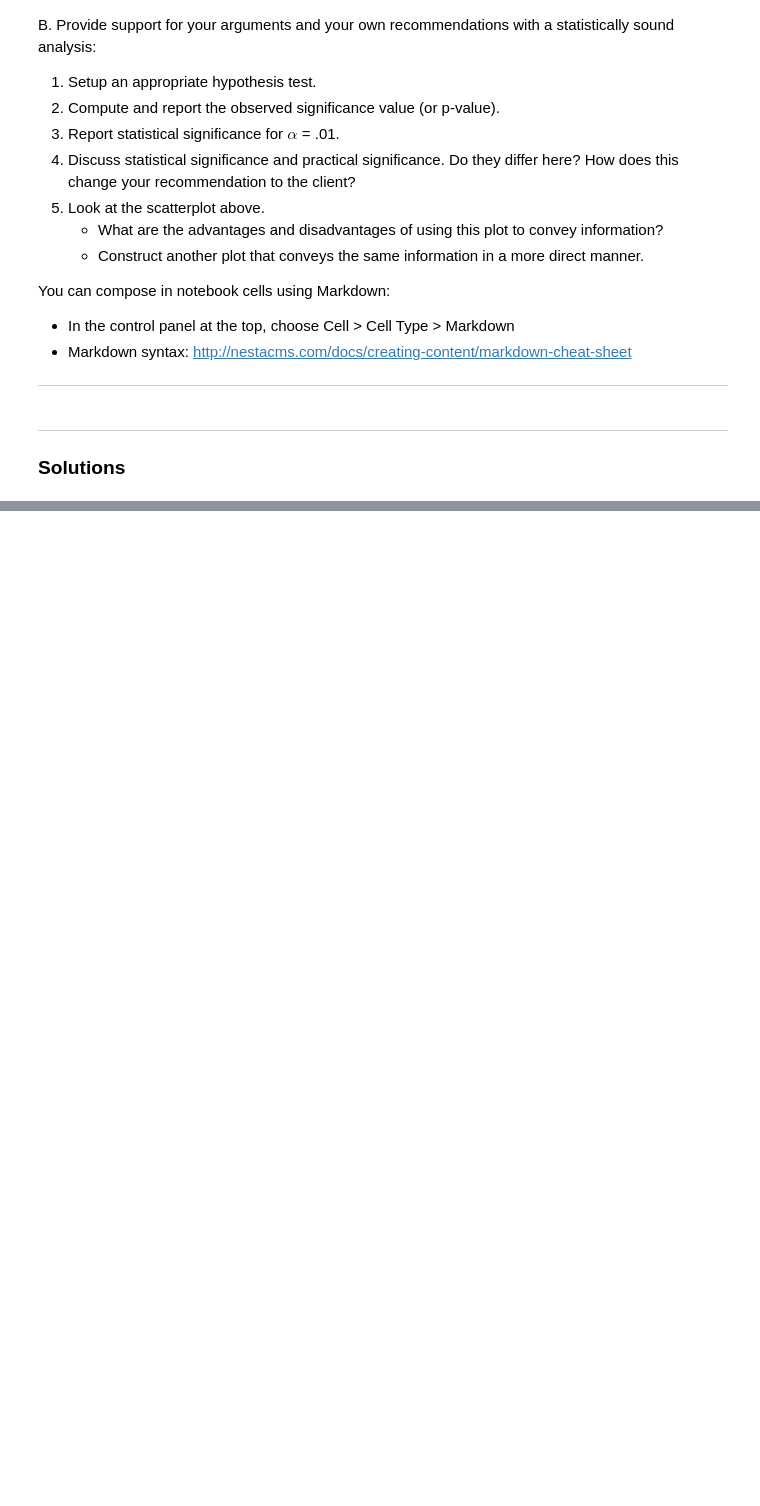
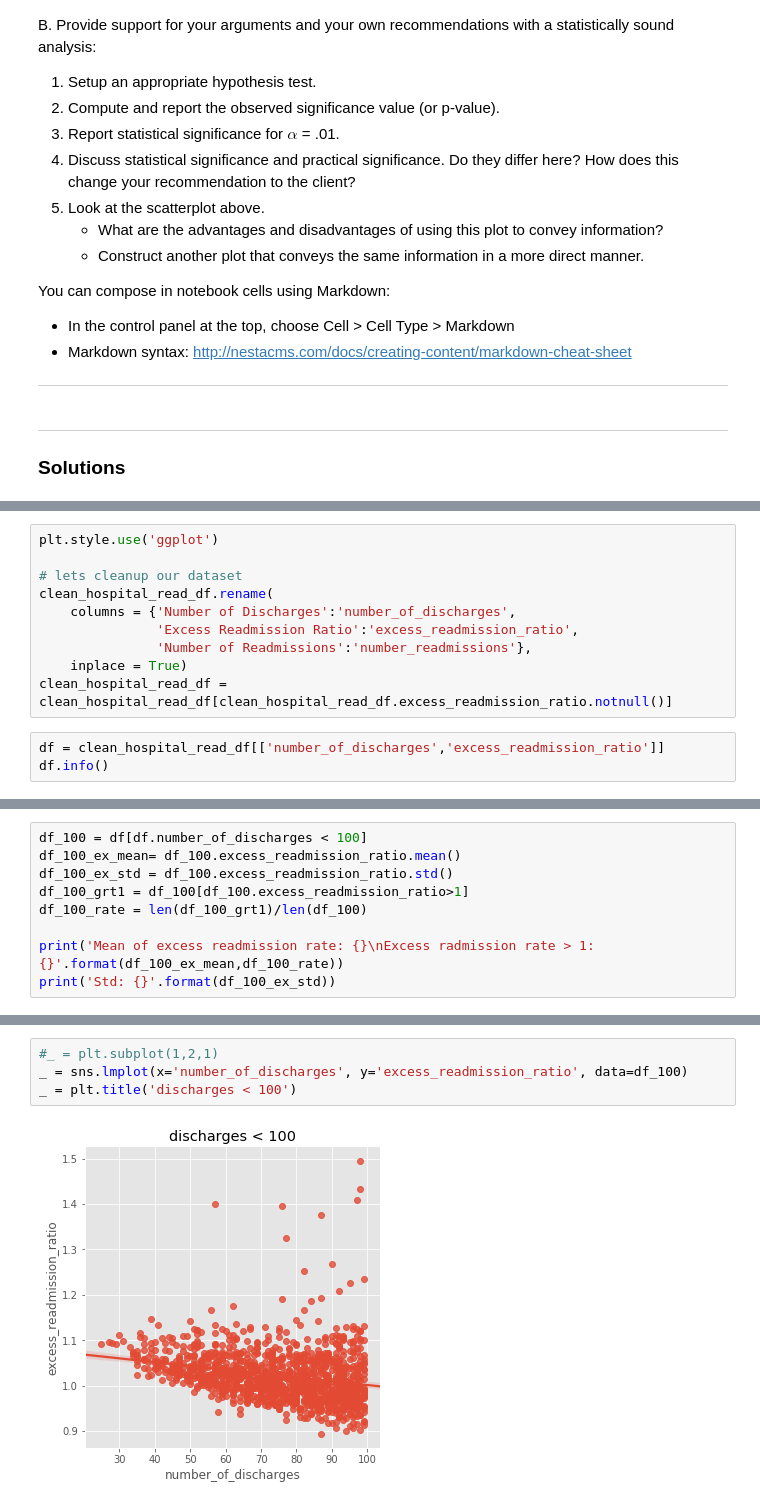
Before and after one commit to franksalas/springboard, a Jupyter notebook: Exploratory_Data_Analysis_Projects/hospital_readmit/sliderule_dsi_inferential_statistics_exercise_3.ipynb, the cells around one changed output, grey strips where cells are left out. Cells and saved outputs as stored; diff of their text form; blank space fills up the shorter version.

```diff
--- a/Exploratory_Data_Analysis_Projects/hospital_readmit/sliderule_dsi_inferential_statistics_exercise_3.ipynb
+++ b/Exploratory_Data_Analysis_Projects/hospital_readmit/sliderule_dsi_inferential_statistics_exercise_3.ipynb
@@ -212,0 +131,13 @@ clean_hospital_read_df['Excess Readmission Ratio'][clean_hospital_read_df['Numbe
+# %%
+plt.style.use('ggplot')
+
+# lets cleanup our dataset
+clean_hospital_read_df.rename(
+    columns = {'Number of Discharges':'number_of_discharges',
+               'Excess Readmission Ratio':'excess_readmission_ratio',
+               'Number of Readmissions':'number_readmissions'},
+    inplace = True)
+clean_hospital_read_df = clean_hospital_read_df[clean_hospital_read_df.excess_readmission_ratio.notnull()]
+# %%
+df = clean_hospital_read_df[['number_of_discharges','excess_readmission_ratio']]
+df.info()
@@ -212,0 +156,9 @@ clean_hospital_read_df['Excess Readmission Ratio'][clean_hospital_read_df['Numbe
+# %%
+df_100 = df[df.number_of_discharges < 100]
+df_100_ex_mean= df_100.excess_readmission_ratio.mean()
+df_100_ex_std = df_100.excess_readmission_ratio.std()
+df_100_grt1 = df_100[df_100.excess_readmission_ratio>1]
+df_100_rate = len(df_100_grt1)/len(df_100)
+
+print('Mean of excess readmission rate: {}\nExcess radmission rate > 1: {}'.format(df_100_ex_mean,df_100_rate))
+print('Std: {}'.format(df_100_ex_std))
@@ -212,0 +182,6 @@ clean_hospital_read_df['Excess Readmission Ratio'][clean_hospital_read_df['Numbe
+# %%
+#_ = plt.subplot(1,2,1)
+_ = sns.lmplot(x='number_of_discharges', y='excess_readmission_ratio', data=df_100)
+_ = plt.title('discharges < 100')
+# %% [output]
+[figure, added]
```
Also changed, not shown: parts of 32 cells of this notebook, 3 other files.
